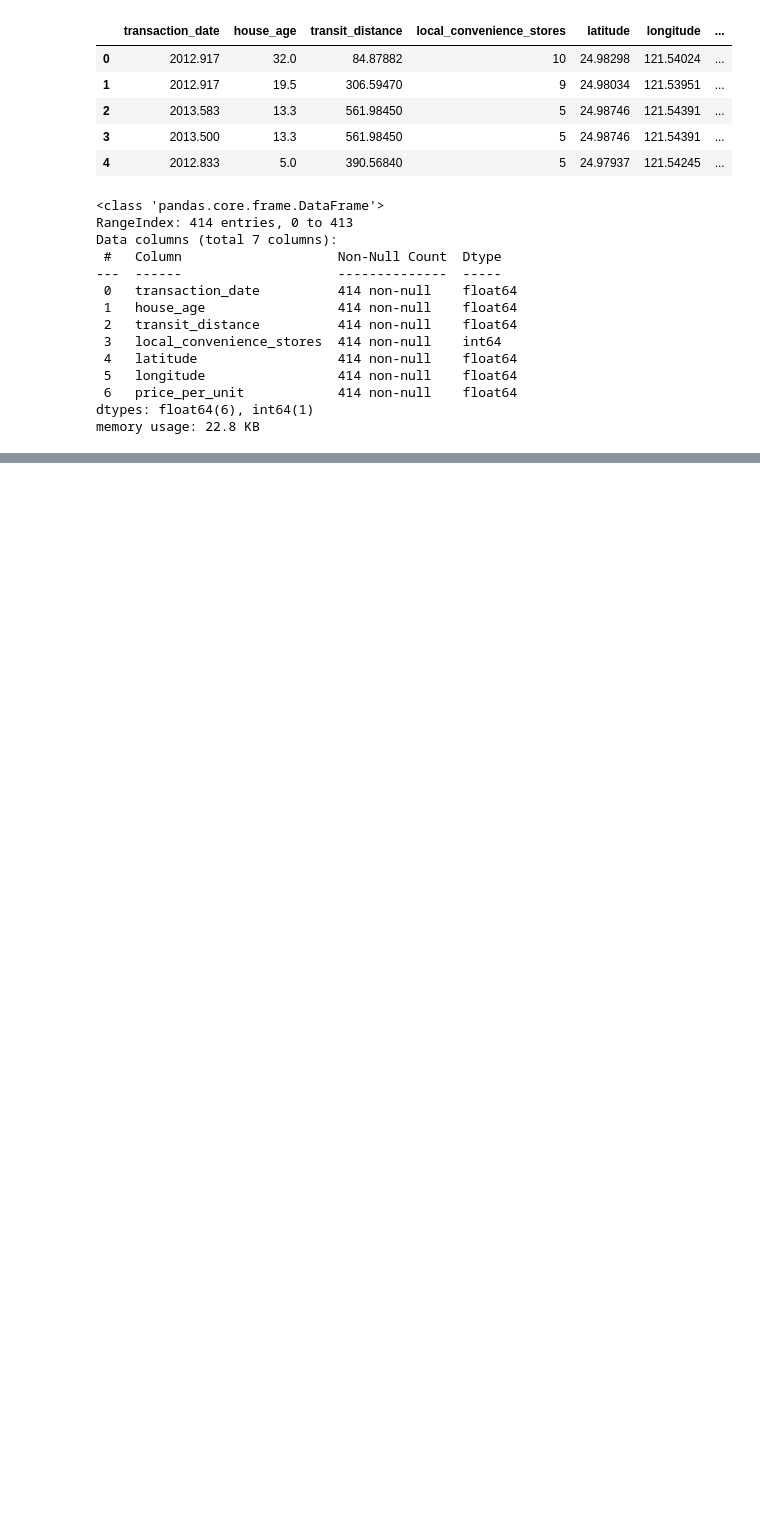
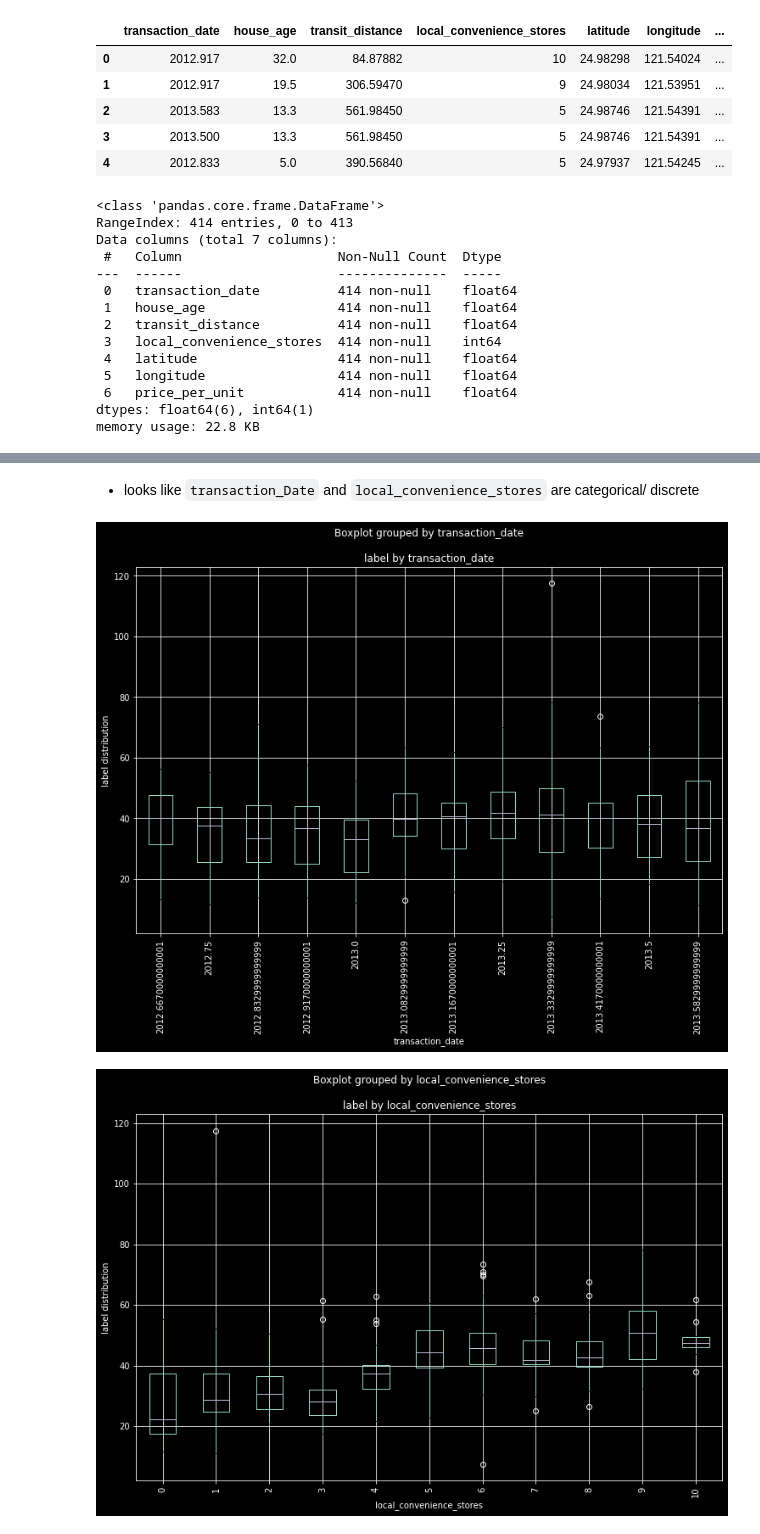
Before and after one commit to NishantBaheti/Azure-DataScience, a Jupyter notebook: RealEstateAnalyticalModelling.ipynb, the cells around one changed output, grey strips where cells are left out. Cells and saved outputs as stored; diff of their text form; code cells hidden in the pictures; blank space fills up the shorter version.

```diff
--- a/RealEstateAnalyticalModelling.ipynb
+++ b/RealEstateAnalyticalModelling.ipynb
@@ -126,0 +135,15 @@ for col in cols:
+# %% [markdown]
+- looks like `transaction_Date` and `local_convenience_stores` are categorical/ discrete
+# %%
+for col in df[['transaction_date','local_convenience_stores']]:
+    fig = plt.figure()
+
+    ax = fig.gca()
+    df.boxplot(column="price_per_unit",by=col,ax=ax)
+    plt.xticks(rotation='vertical')
+    ax.set_title("label by "+col)
+    ax.set_ylabel("label distribution")
+plt.show()
+# %% [output]
+[figure, added]
+[figure, added]
```
Also changed, not shown: parts of 16 cells of this notebook, 3 other files.
